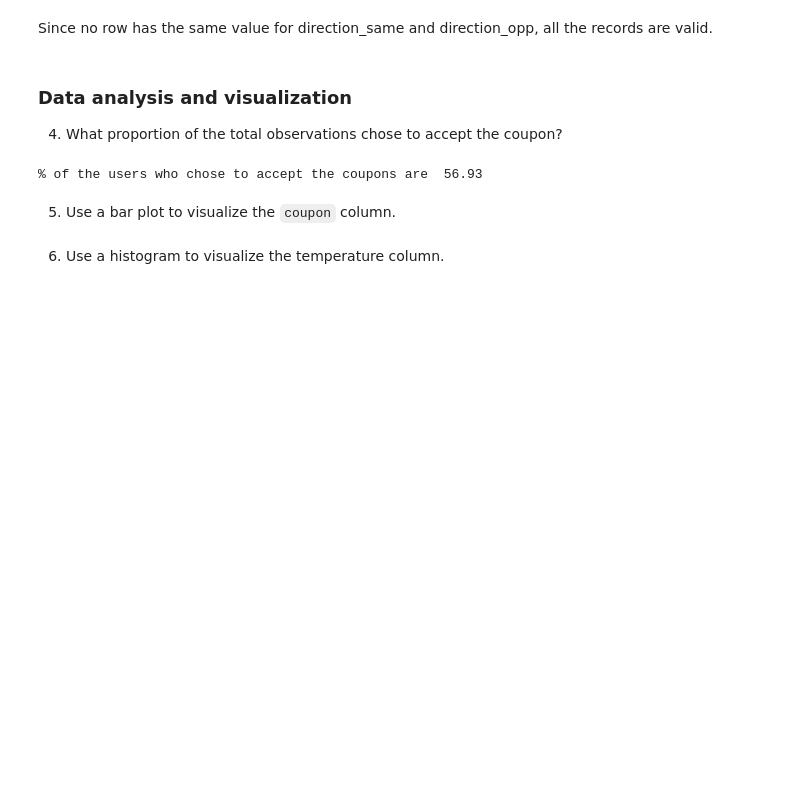
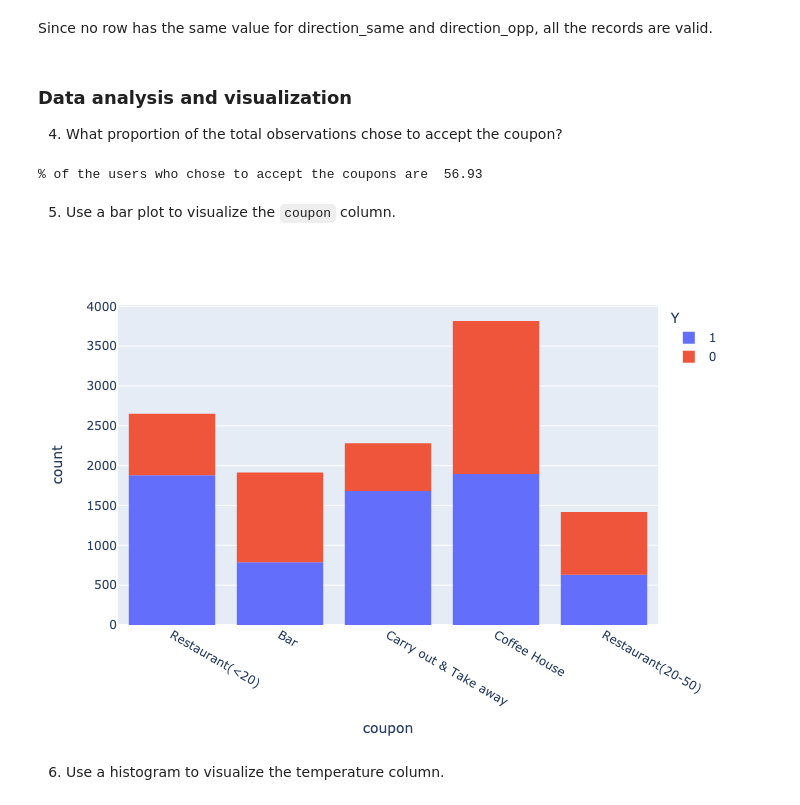
Before and after one commit to aditwal/UCB-ML-5.1, a Jupyter notebook: coupon analysis.ipynb, the cells around one changed output. Saved outputs shown, nothing was run; the diff lists cells and outputs as text; code cells hidden in the pictures; blank space fills up the shorter version.

Commit message:
Trying to show figures in GitHub

```diff
--- a/coupon analysis.ipynb
+++ b/coupon analysis.ipynb
@@ -243,7 +243,10 @@ print('% of the users who chose to accept the coupons are ', round(PerAccept, 2)
 # %% [markdown]
 5. Use a bar plot to visualize the `coupon` column.
 # %%
-px.histogram(data_cleaned, x="coupon", color = 'Y')
+fig = px.histogram(data_cleaned, x="coupon", color = 'Y')
+fig.show('png')
+# %% [output]
+[figure, added]
 # %% [markdown]
 6. Use a histogram to visualize the temperature column.
 # %%
```
Also changed, not shown: parts of 1 cell of this notebook.
